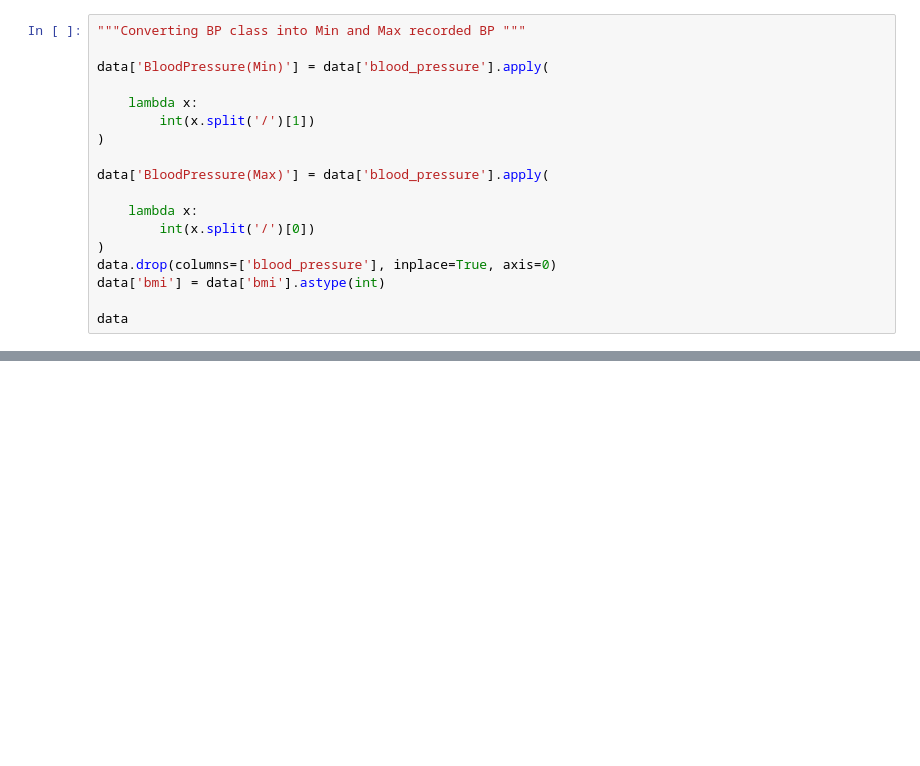
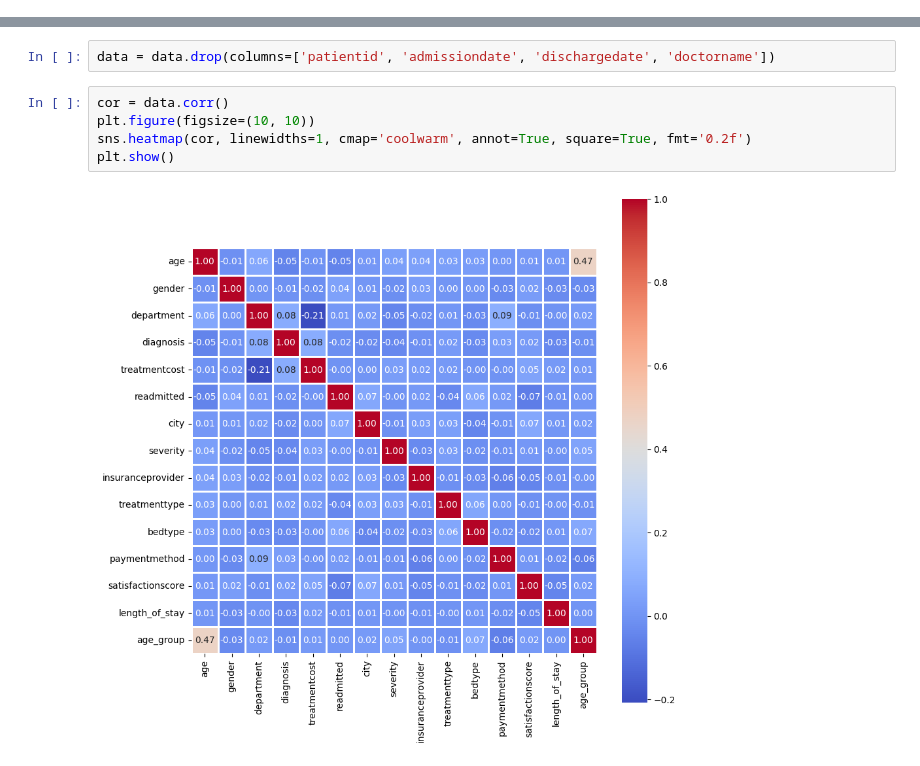
Before and after one commit to NathanPimenta/Synthea-Based-Hospital-Dashboard, a Jupyter notebook: model1.ipynb, the cells around one changed output, grey strips where cells are left out. Drawn from its saved outputs; the diff is of its cells as text; blank space fills up the shorter version.

```diff
--- a/model1.ipynb
+++ b/model1.ipynb
@@ -95,18 +119,0 @@ data
-# %%
-"""Converting BP class into Min and Max recorded BP """
-
-data['BloodPressure(Min)'] = data['blood_pressure'].apply(
-
-    lambda x:
-        int(x.split('/')[1])
-)
-
-data['BloodPressure(Max)'] = data['blood_pressure'].apply(
-
-    lambda x:
-        int(x.split('/')[0])
-)
-data.drop(columns=['blood_pressure'], inplace=True, axis=0)
-data['bmi'] = data['bmi'].astype(int)
-
-data
@@ -248,0 +143,9 @@ Fitting 5 folds for each of 16 candidates, totalling 80 fits
+# %%
+data = data.drop(columns=['patientid', 'admissiondate', 'dischargedate', 'doctorname'])
+# %%
+cor = data.corr()
+plt.figure(figsize=(10, 10))
+sns.heatmap(cor, linewidths=1, cmap='coolwarm', annot=True, square=True, fmt='0.2f')
+plt.show()
+# %% [output]
+[figure, added]
```
Also changed, not shown: parts of 16 cells of this notebook, 2 other files.
